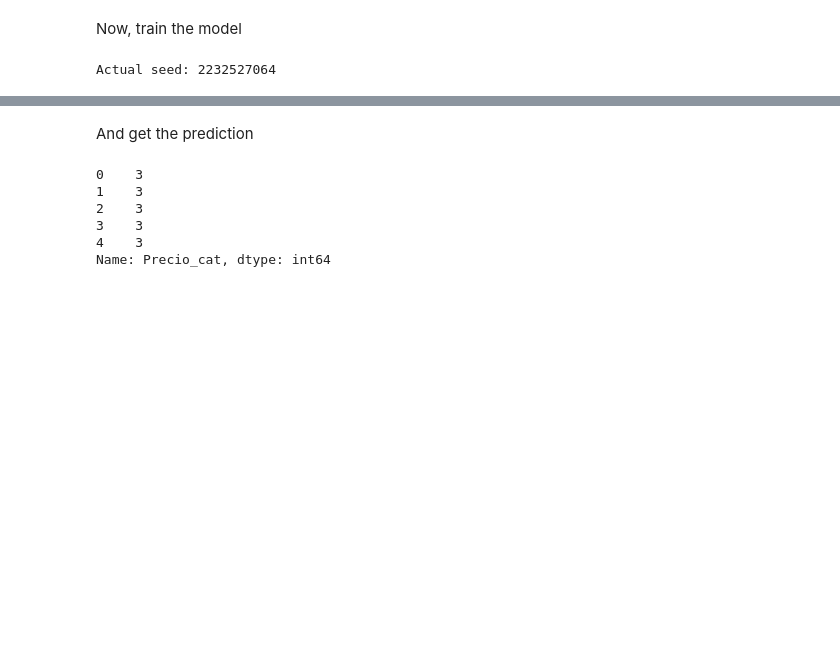
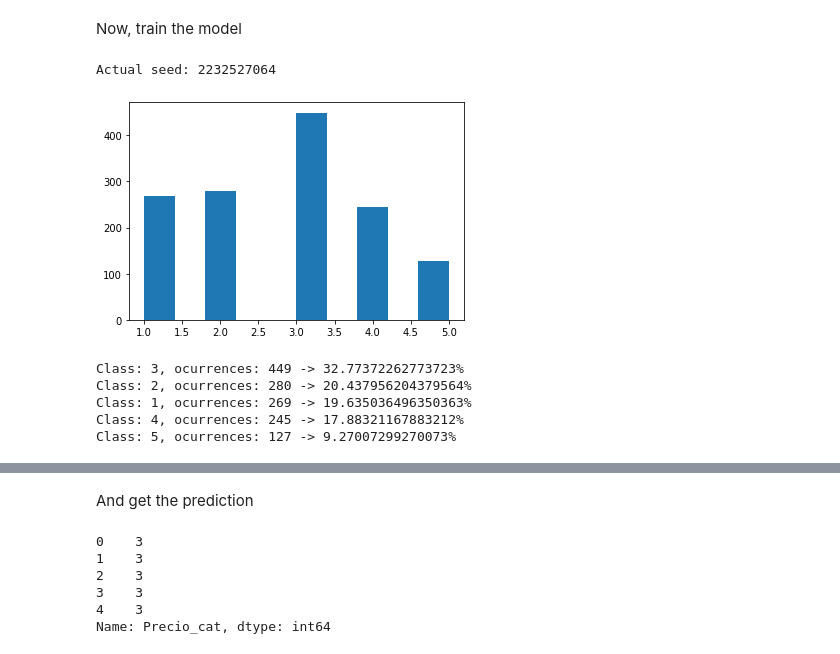
Before and after one commit to roronoasins/in-ugr, a Jupyter notebook: p3/src/stacking.ipynb, the cells around one changed output, grey strips where cells are left out. Saved outputs shown, nothing was run; the diff lists cells and outputs as text; code cells hidden in the pictures; blank space fills up the shorter version.

```diff
--- a/p3/src/stacking.ipynb
+++ b/p3/src/stacking.ipynb
@@ -280,3 +284,22 @@ Actual seed: 2232527064
+# %%
+import matplotlib.pyplot as plt
+
+plt.hist(y)
+plt.show()
+
+classes = y.value_counts(ascending=False)
+total = classes.sum()
+for i in range(classes.size):
+    print("Class: "+str(classes.index[i])+", ocurrences: "+str(classes.iloc[i])+" -> "+str((classes.iloc[i]/total)*100)+"%")
+
+initial_n = len(train['Precio_cat'].index)
+# %% [output]
+[figure, added]
+Class: 3, ocurrences: 449 -> 32.77372262773723%
+Class: 2, ocurrences: 280 -> 20.437956204379564%
+Class: 1, ocurrences: 269 -> 19.635036496350363%
+Class: 4, ocurrences: 245 -> 17.88321167883212%
+Class: 5, ocurrences: 127 -> 9.27007299270073%
 # %%
 from sklearn.preprocessing import StandardScaler
 sc = StandardScaler()
```
Also changed, not shown: parts of 7 cells of this notebook, 1 other file.
